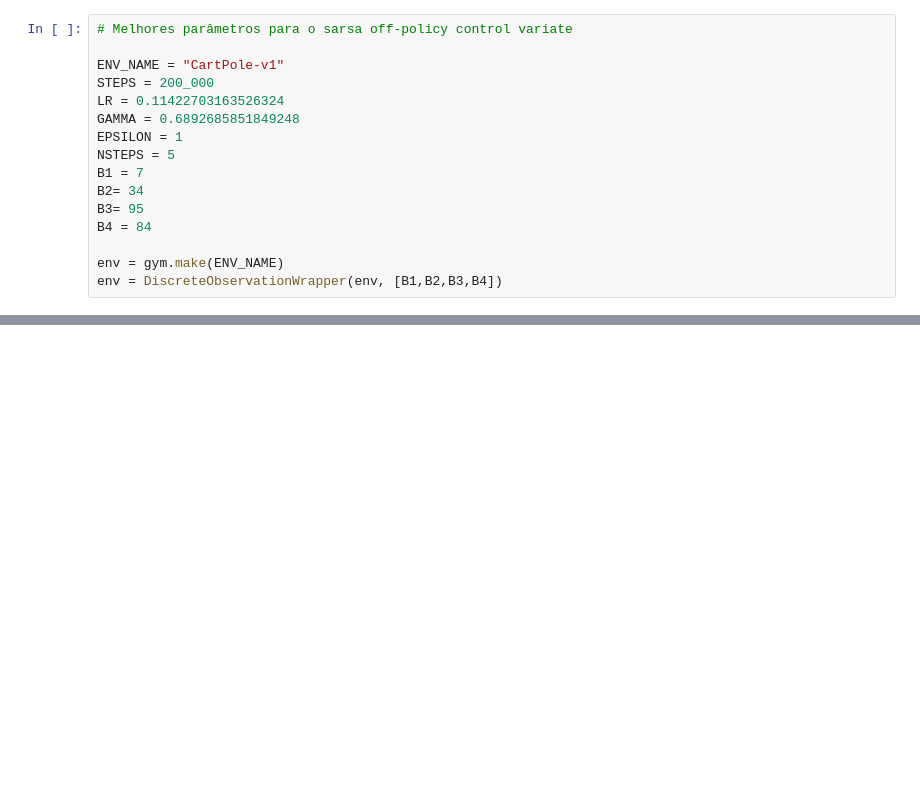
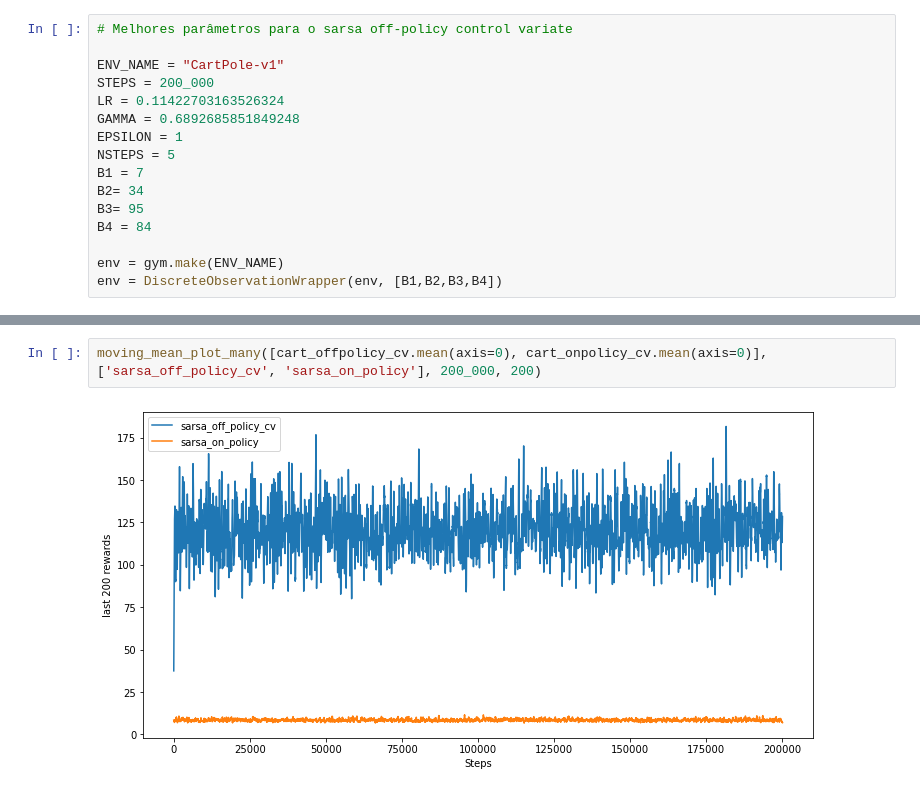
Before and after one commit to FernandoWeeb-byte/Taia-Project, a Jupyter notebook: cartpole.ipynb, the cells around one changed output, grey strips where cells are left out. Saved outputs shown, nothing was run; the diff lists cells and outputs as text; blank space fills up the shorter version.

```diff
--- a/cartpole.ipynb
+++ b/cartpole.ipynb
@@ -54,0 +103,4 @@ env = DiscreteObservationWrapper(env, [B1,B2,B3,B4])
+# %%
+moving_mean_plot_many([cart_offpolicy_cv.mean(axis=0), cart_onpolicy_cv.mean(axis=0)], ['sarsa_off_policy_cv', 'sarsa_on_policy'], 200_000, 200)
+# %% [output]
+[figure, added]
```
Also changed, not shown: parts of 16 cells of this notebook, 7 other files.
